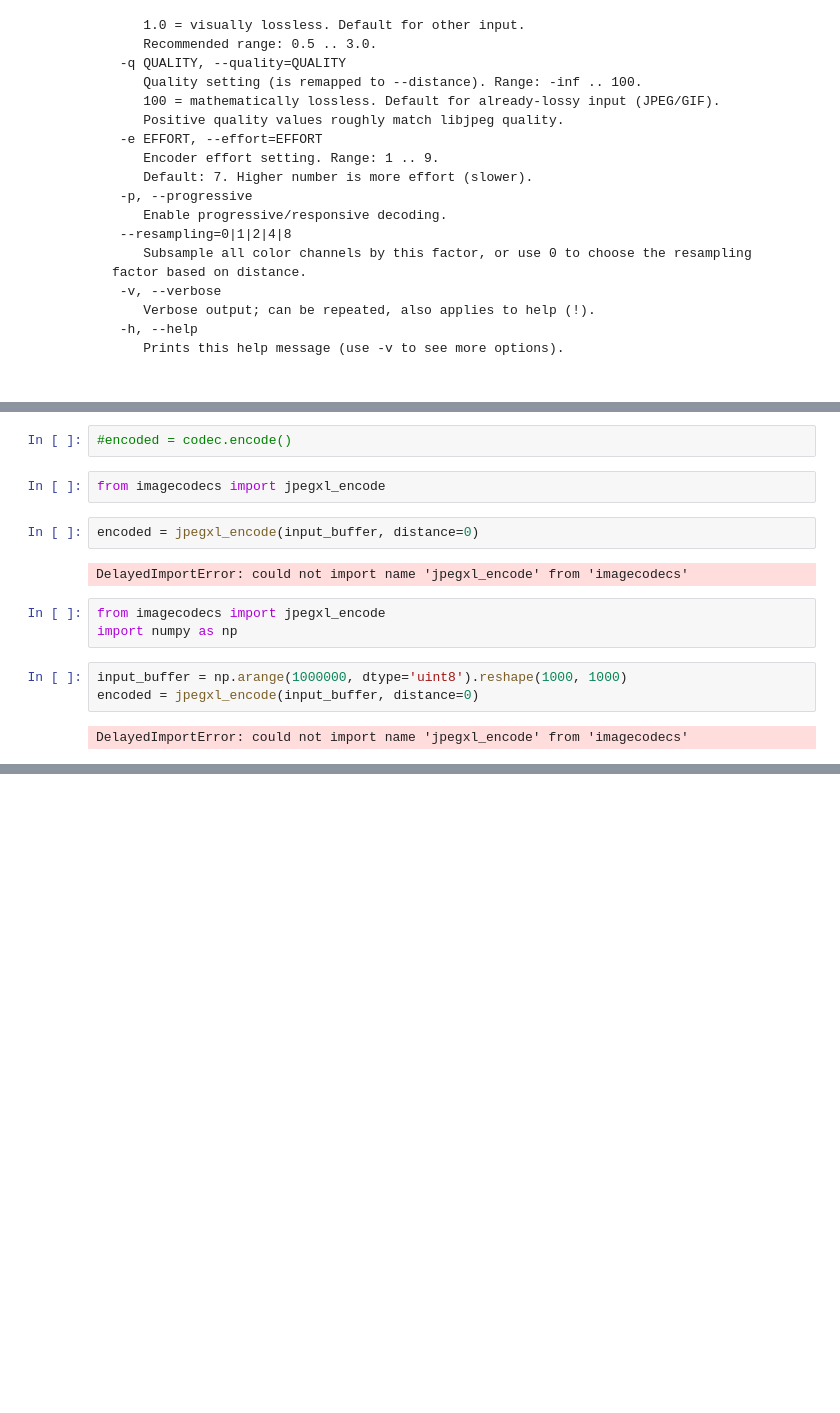
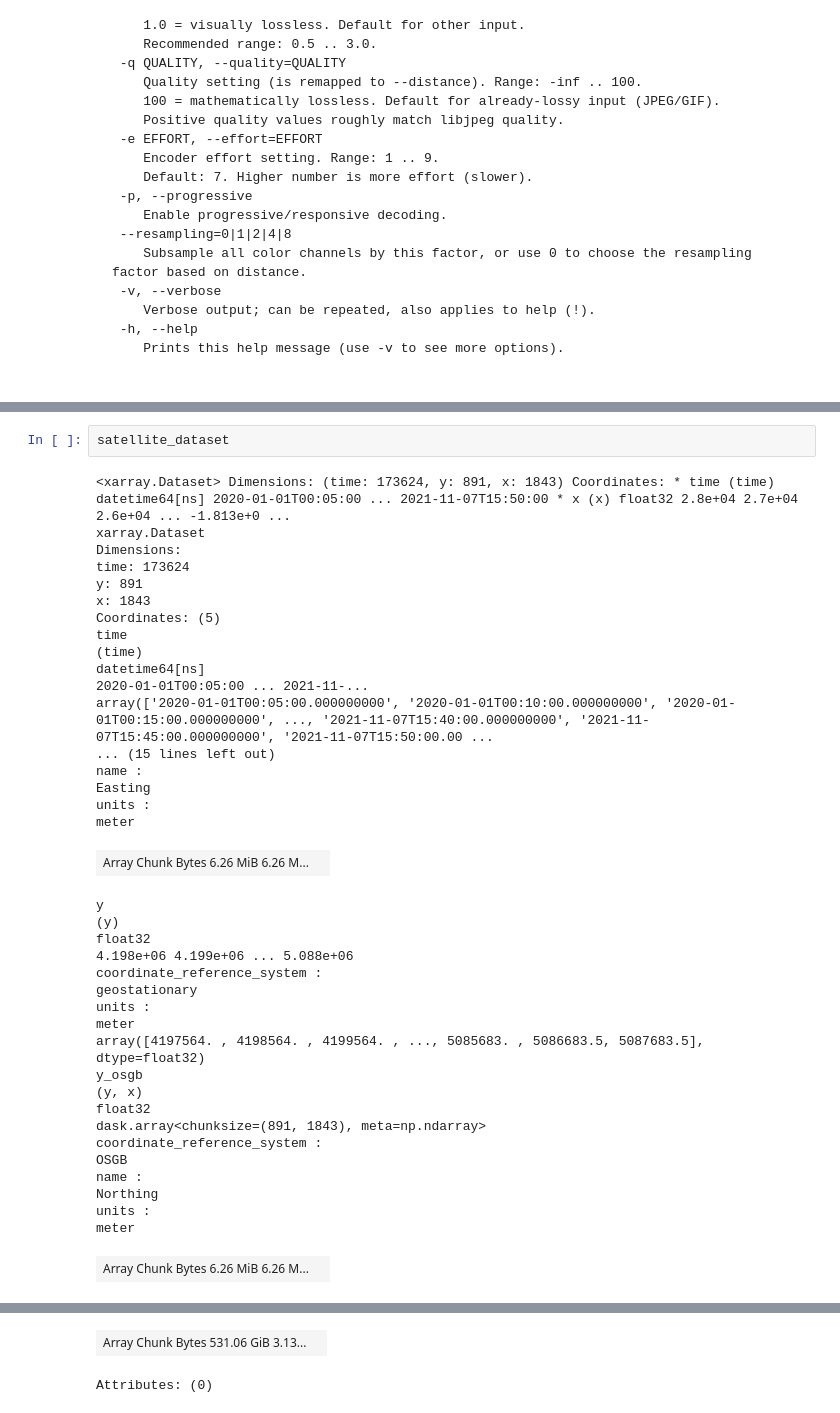
Before and after one commit to openclimatefix/Satip, a Jupyter notebook: notebooks/JPEG-XL.ipynb, the cells around one changed output, grey strips where cells are left out. Cells and saved outputs as stored; diff of their text form; blank space fills up the shorter version.

```diff
--- a/notebooks/JPEG-XL.ipynb
+++ b/notebooks/JPEG-XL.ipynb
@@ -63,16 +63,41 @@ input_buffer = np.arange(1000000, dtype='uint8').reshape(1000, 1000)
-# %%
-#encoded = codec.encode()
-# %%
-from imagecodecs import jpegxl_encode
-# %%
-encoded = jpegxl_encode(input_buffer, distance=0)
-# %% [output]
-DelayedImportError: could not import name 'jpegxl_encode' from 'imagecodecs'
-# %%
-from imagecodecs import jpegxl_encode
-import numpy as np
-# %%
-input_buffer = np.arange(1000000, dtype='uint8').reshape(1000, 1000)
-encoded = jpegxl_encode(input_buffer, distance=0)
-# %% [output]
-DelayedImportError: could not import name 'jpegxl_encode' from 'imagecodecs'
+# %%
+satellite_dataset
+# %% [output]
+<xarray.Dataset> Dimensions: (time: 173624, y: 891, x: 1843) Coordinates: * time (time) datetime64[ns] 2020-01-01T00:05:00 ... 2021-11-07T15:50:00 * x (x) float32 2.8e+04 2.7e+04 2.6e+04 ... -1.813e+0 ...
+xarray.Dataset
+Dimensions:
+time: 173624
+y: 891
+x: 1843
+Coordinates: (5)
+time
+(time)
+datetime64[ns]
+2020-01-01T00:05:00 ... 2021-11-...
+array(['2020-01-01T00:05:00.000000000', '2020-01-01T00:10:00.000000000', '2020-01-01T00:15:00.000000000', ..., '2021-11-07T15:40:00.000000000', '2021-11-07T15:45:00.000000000', '2021-11-07T15:50:00.00 ...
+... (15 lines left out)
+name :
+Easting
+units :
+meter
+| Array Chunk Bytes 6.26 MiB 6.26 M... |  |
+y
+(y)
+float32
+4.198e+06 4.199e+06 ... 5.088e+06
+coordinate_reference_system :
+geostationary
+units :
+meter
+array([4197564. , 4198564. , 4199564. , ..., 5085683. , 5086683.5, 5087683.5], dtype=float32)
+y_osgb
+(y, x)
+float32
+dask.array<chunksize=(891, 1843), meta=np.ndarray>
+coordinate_reference_system :
+OSGB
+name :
+Northing
+units :
+meter
+| Array Chunk Bytes 6.26 MiB 6.26 M... |  |
@@ -78,0 +121,2 @@ DelayedImportError: could not import name 'jpegxl_encode' from 'imagecodecs'
+| Array Chunk Bytes 531.06 GiB 3.13... |  |
+Attributes: (0)
```
Also changed, not shown: parts of 18 cells of this notebook.
